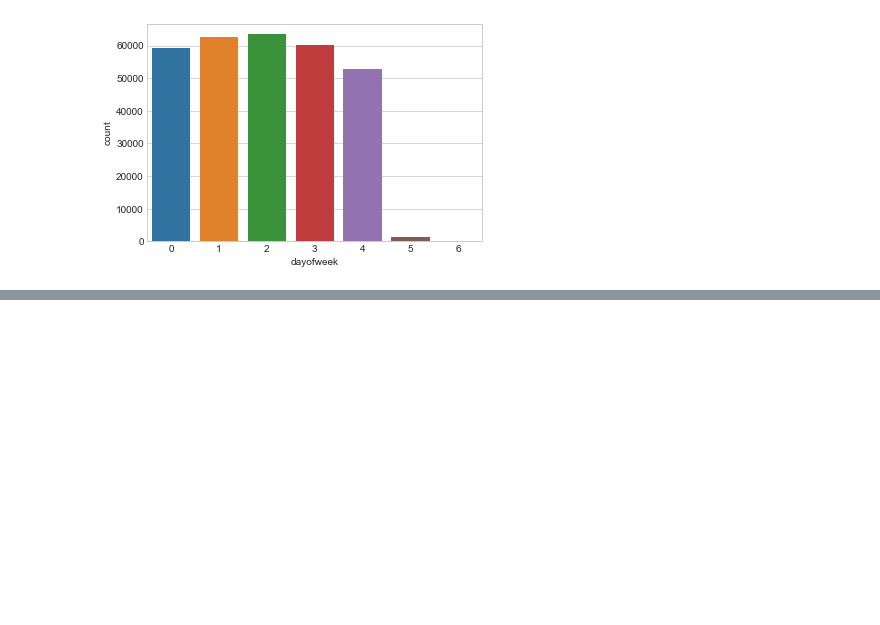
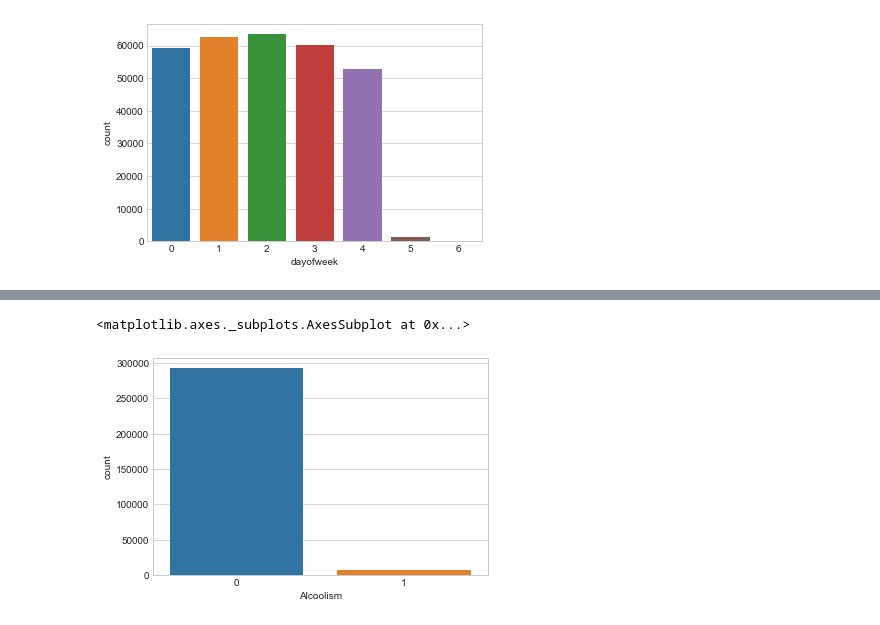
Before and after one commit to Napat/ml_predict_patient_noshow_appointment, a Jupyter notebook: SmartHospital_noShowDetector-300k.ipynb, the cells around one changed output, grey strips where cells are left out. Saved outputs shown, nothing was run; the diff lists cells and outputs as text; code cells hidden in the pictures; blank space fills up the shorter version.

```diff
--- a/SmartHospital_noShowDetector-300k.ipynb
+++ b/SmartHospital_noShowDetector-300k.ipynb
@@ -336,0 +307,5 @@ sns.countplot(x="dayofweek", data=noshows_data)
+# %%
+sns.countplot(x="Alcoolism", data=noshows_data)
+# %% [output]
+<matplotlib.axes._subplots.AxesSubplot at 0x...>
+[figure, added]
```
Also changed, not shown: parts of 46 cells of this notebook.
